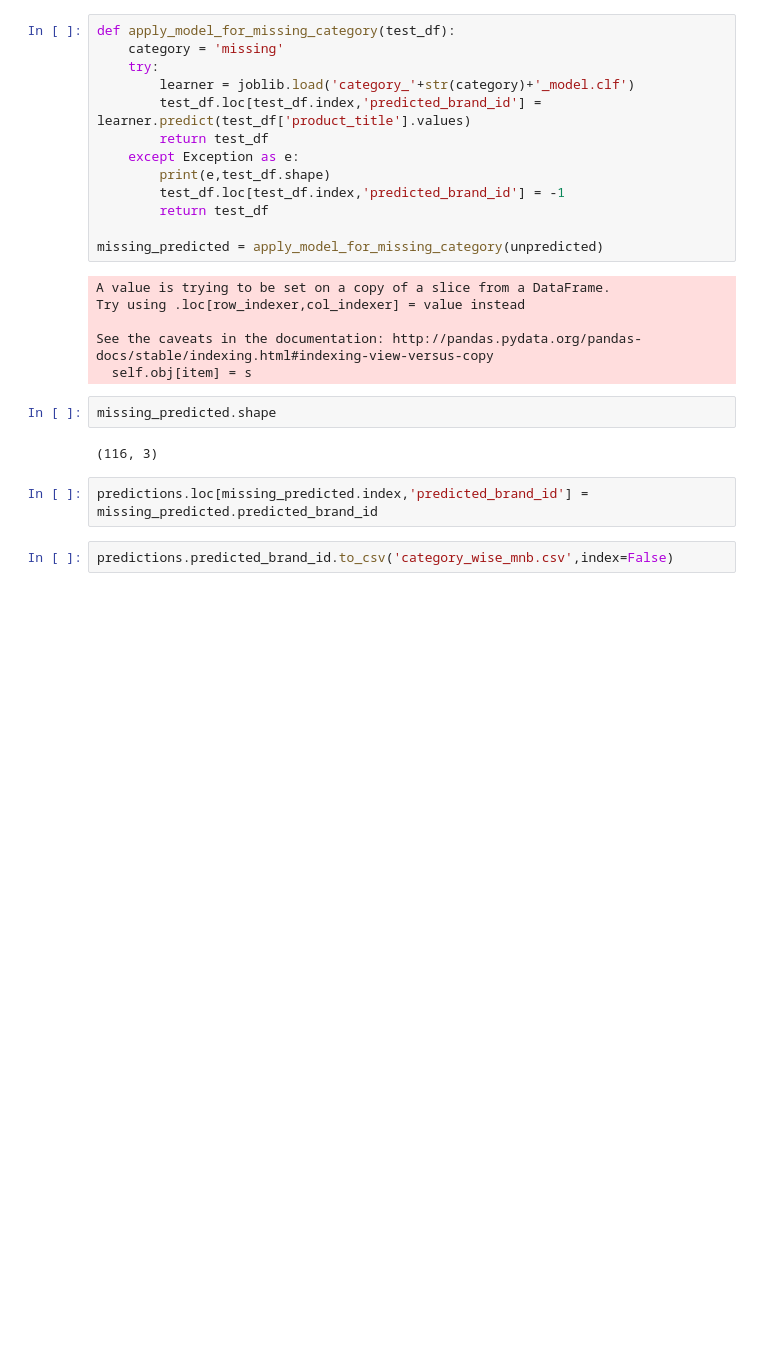
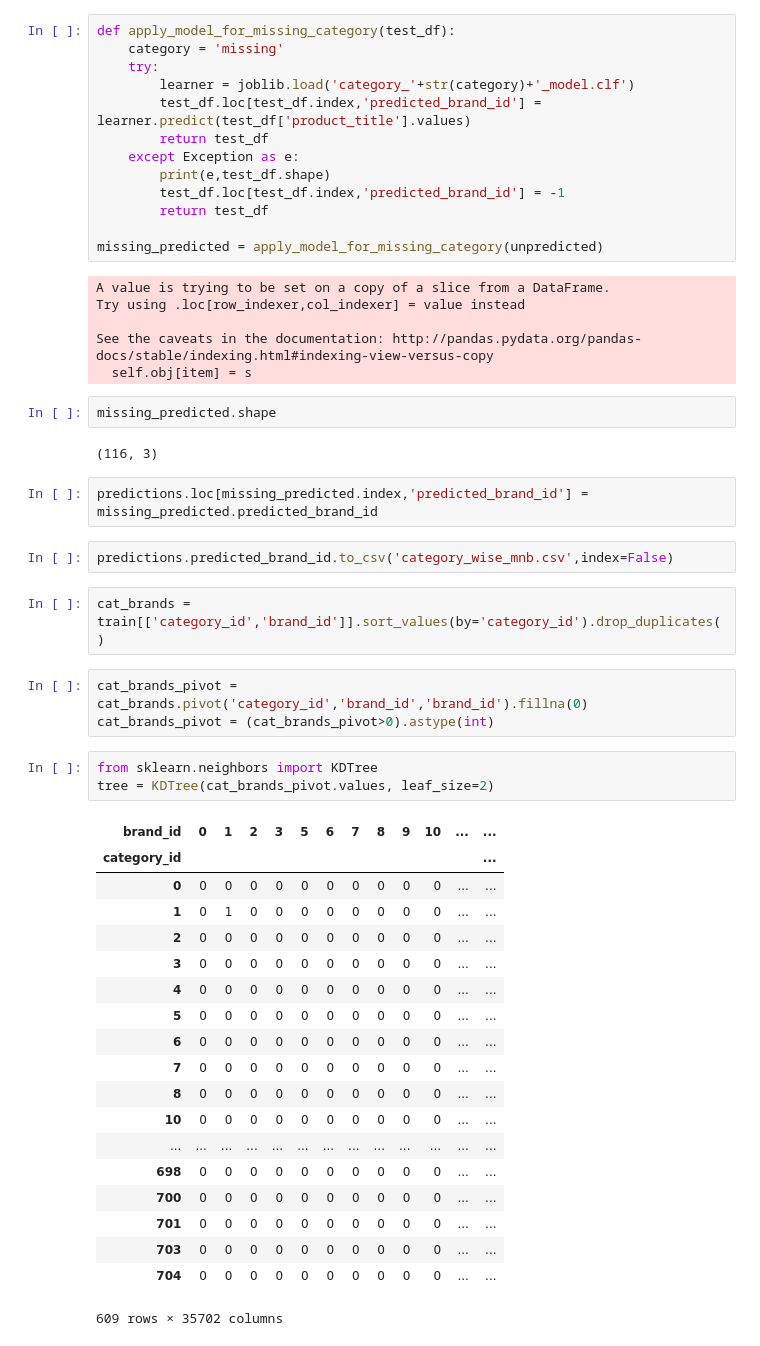
Before and after one commit to vumaasha/datamonster, a Jupyter notebook: notebooks/shanmuga.ipynb, the cells around one changed output. Cells and saved outputs as stored; diff of their text form; blank space fills up the shorter version.

```diff
--- a/notebooks/shanmuga.ipynb
+++ b/notebooks/shanmuga.ipynb
@@ -381,3 +381,31 @@ missing_predicted.shape
 predictions.loc[missing_predicted.index,'predicted_brand_id'] = missing_predicted.predicted_brand_id
 # %%
 predictions.predicted_brand_id.to_csv('category_wise_mnb.csv',index=False)
+# %%
+cat_brands = train[['category_id','brand_id']].sort_values(by='category_id').drop_duplicates()
+# %%
+cat_brands_pivot = cat_brands.pivot('category_id','brand_id','brand_id').fillna(0)
+cat_brands_pivot = (cat_brands_pivot>0).astype(int)
+# %%
+from sklearn.neighbors import KDTree
+tree = KDTree(cat_brands_pivot.values, leaf_size=2)
+# %% [output]
+| brand_id | 0 | 1 | 2 | 3 | 5 | 6 | 7 | 8 | 9 | 10 | ... | ... |
+| category_id |  |  |  |  |  |  |  |  |  |  |  | ... |
+| 0 | 0 | 0 | 0 | 0 | 0 | 0 | 0 | 0 | 0 | 0 | ... | ... |
+| 1 | 0 | 1 | 0 | 0 | 0 | 0 | 0 | 0 | 0 | 0 | ... | ... |
+| 2 | 0 | 0 | 0 | 0 | 0 | 0 | 0 | 0 | 0 | 0 | ... | ... |
+| 3 | 0 | 0 | 0 | 0 | 0 | 0 | 0 | 0 | 0 | 0 | ... | ... |
+| 4 | 0 | 0 | 0 | 0 | 0 | 0 | 0 | 0 | 0 | 0 | ... | ... |
+| 5 | 0 | 0 | 0 | 0 | 0 | 0 | 0 | 0 | 0 | 0 | ... | ... |
+| 6 | 0 | 0 | 0 | 0 | 0 | 0 | 0 | 0 | 0 | 0 | ... | ... |
+| 7 | 0 | 0 | 0 | 0 | 0 | 0 | 0 | 0 | 0 | 0 | ... | ... |
+| 8 | 0 | 0 | 0 | 0 | 0 | 0 | 0 | 0 | 0 | 0 | ... | ... |
+| 10 | 0 | 0 | 0 | 0 | 0 | 0 | 0 | 0 | 0 | 0 | ... | ... |
+| ... | ... | ... | ... | ... | ... | ... | ... | ... | ... | ... | ... | ... |
+| 698 | 0 | 0 | 0 | 0 | 0 | 0 | 0 | 0 | 0 | 0 | ... | ... |
+| 700 | 0 | 0 | 0 | 0 | 0 | 0 | 0 | 0 | 0 | 0 | ... | ... |
+| 701 | 0 | 0 | 0 | 0 | 0 | 0 | 0 | 0 | 0 | 0 | ... | ... |
+| 703 | 0 | 0 | 0 | 0 | 0 | 0 | 0 | 0 | 0 | 0 | ... | ... |
+| 704 | 0 | 0 | 0 | 0 | 0 | 0 | 0 | 0 | 0 | 0 | ... | ... |
+609 rows × 35702 columns
```
Also changed, not shown: 1 other file.
